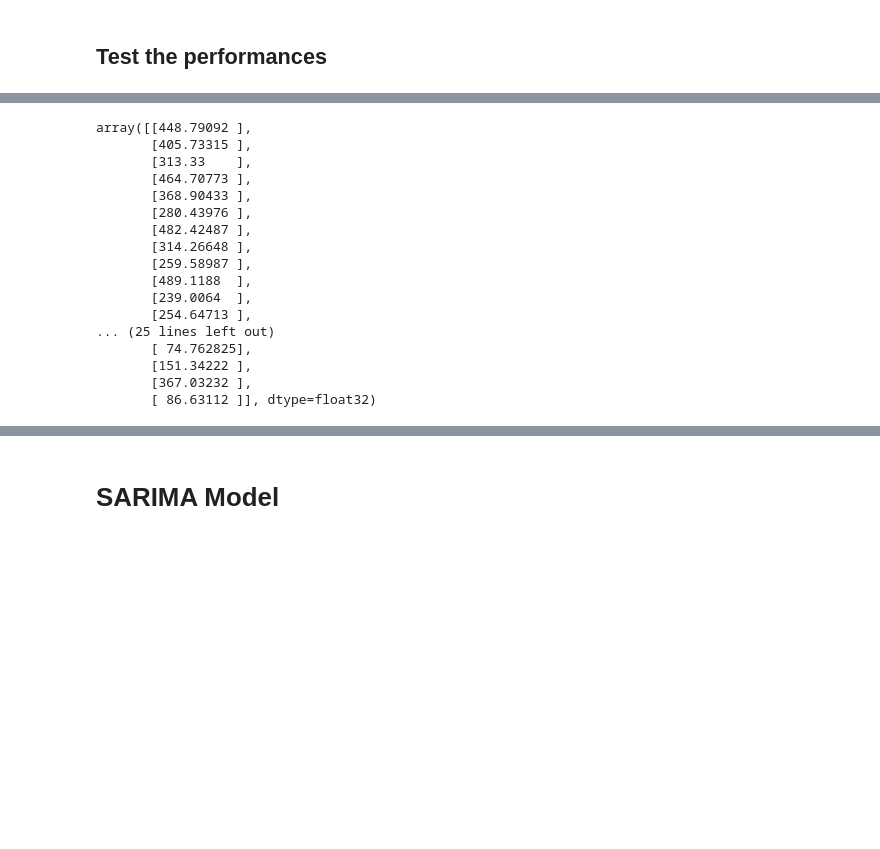
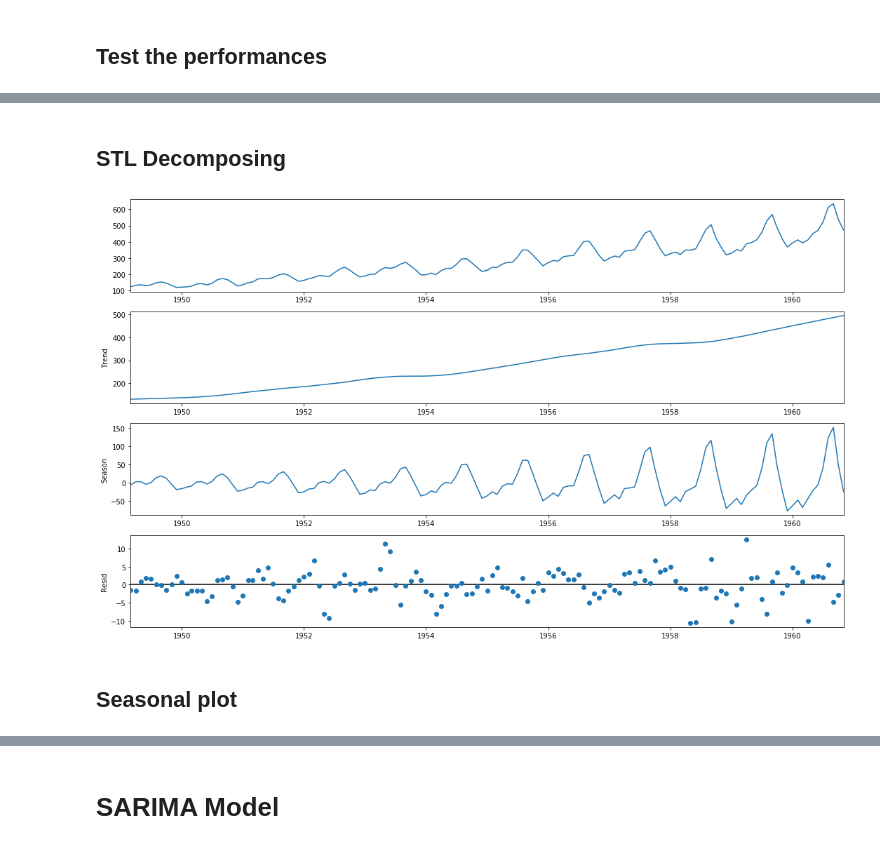
Before and after one commit to RemilYoucef/split-sd4x-dm2l, a Jupyter notebook: time series data/1. univarite time series/air_passengers_cnn-lstm_sarima.ipynb, the cells around one changed output, grey strips where cells are left out. Drawn from its saved outputs; the diff is of its cells as text; code cells hidden in the pictures; blank space fills up the shorter version.

```diff
--- a/time series data/1. univarite time series/air_passengers_cnn-lstm_sarima.ipynb
+++ b/time series data/1. univarite time series/air_passengers_cnn-lstm_sarima.ipynb
@@ -199,20 +174,26 @@ a = scaler.inverse_transform(predictions)
-# %%
-a
-# %% [output]
-array([[448.79092 ],
-       [405.73315 ],
-       [313.33    ],
-       [464.70773 ],
-       [368.90433 ],
-       [280.43976 ],
-       [482.42487 ],
-       [314.26648 ],
-       [259.58987 ],
-       [489.1188  ],
-       [239.0064  ],
-       [254.64713 ],
-... (25 lines left out)
-       [ 74.762825],
-       [151.34222 ],
-       [367.03232 ],
-       [ 86.63112 ]], dtype=float32)
+# %%
+'Predict all the data'
+dataX, dataY = reshape_data(data, look_back,time_steps)
+dataPredict = model.predict(dataX)
+
+dataPredict = scaler.inverse_transform(dataPredict)
+dataY = scaler.inverse_transform([dataY])
+
+dataPredictPlot = np.empty_like(data)
+dataPredictPlot[:, :] = np.nan
+dataPredictPlot[look_back:len(dataPredict)+look_back, :] = dataPredict
+
+dataPredict_series = pd.Series(dataPredictPlot.ravel(), index=df['Month'])
+# %% [markdown]
+## STL Decomposing
+# %%
+predicted = dataPredict_series.dropna()
+# %%
+rcParams['figure.figsize'] = 15, 9
+stl = STL(predicted).fit()
+fig = stl.plot()
+plt.show()
+# %% [output]
+[figure, added]
+# %% [markdown]
+## Seasonal plot
```
Also changed, not shown: parts of 29 cells of this notebook, 1 other file.
